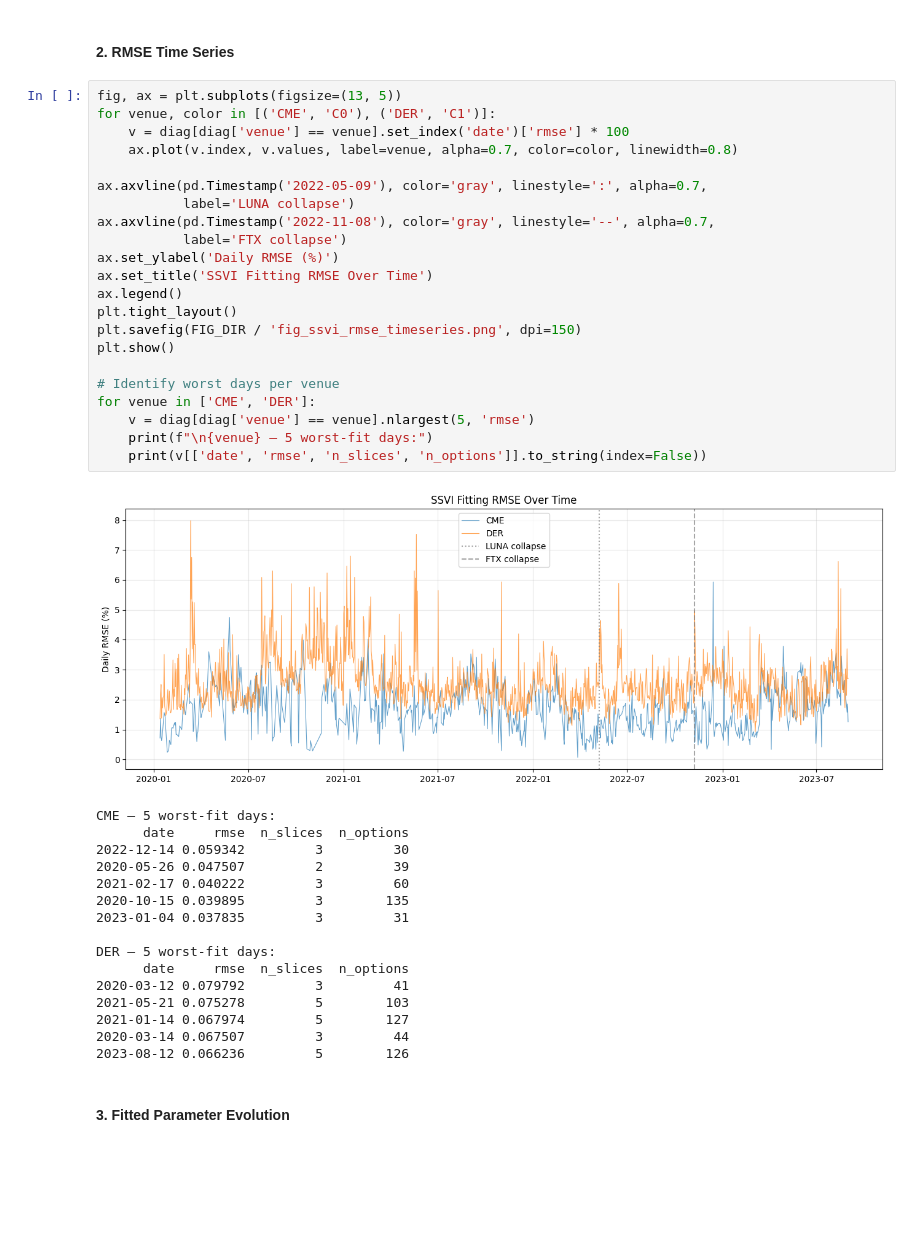
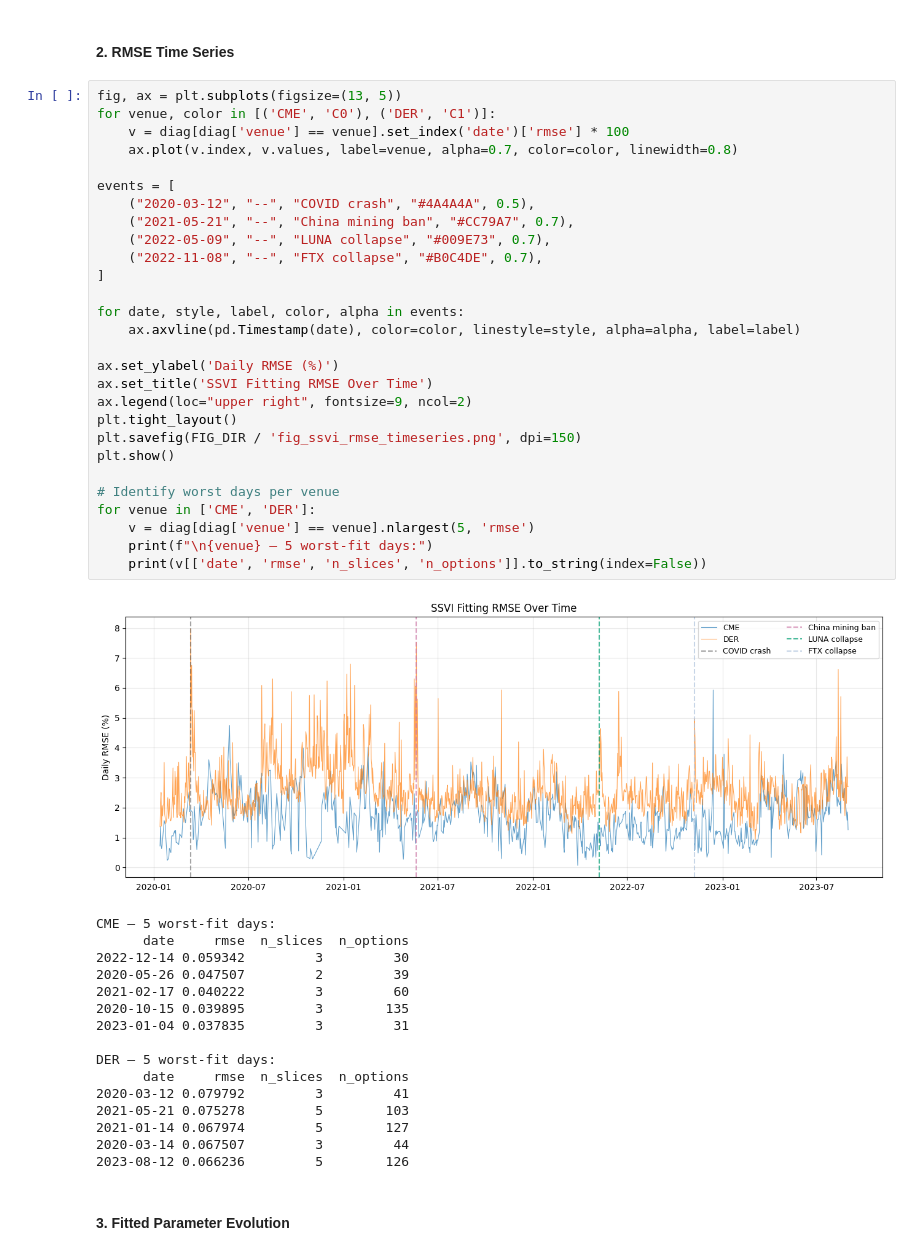
Before and after one commit to Lldelduca/bitcoin-risk-premia, a Jupyter notebook: notebooks/02_ssvi_fitting.ipynb, the cells around one changed output. Saved outputs shown, nothing was run; the diff lists cells and outputs as text; blank space fills up the shorter version.

```diff
--- a/notebooks/02_ssvi_fitting.ipynb
+++ b/notebooks/02_ssvi_fitting.ipynb
@@ -80,27 +75,33 @@ plt.show()
 # %%
 fig, ax = plt.subplots(figsize=(13, 5))
 for venue, color in [('CME', 'C0'), ('DER', 'C1')]:
     v = diag[diag['venue'] == venue].set_index('date')['rmse'] * 100
     ax.plot(v.index, v.values, label=venue, alpha=0.7, color=color, linewidth=0.8)
 
-ax.axvline(pd.Timestamp('2022-05-09'), color='gray', linestyle=':', alpha=0.7,
-           label='LUNA collapse')
-ax.axvline(pd.Timestamp('2022-11-08'), color='gray', linestyle='--', alpha=0.7,
-           label='FTX collapse')
+events = [
+    ("2020-03-12", "--", "COVID crash", "#4A4A4A", 0.5),
+    ("2021-05-21", "--", "China mining ban", "#CC79A7", 0.7),
+    ("2022-05-09", "--", "LUNA collapse", "#009E73", 0.7),
+    ("2022-11-08", "--", "FTX collapse", "#B0C4DE", 0.7),
+]
+
+for date, style, label, color, alpha in events:
+    ax.axvline(pd.Timestamp(date), color=color, linestyle=style, alpha=alpha, label=label)
+
 ax.set_ylabel('Daily RMSE (%)')
 ax.set_title('SSVI Fitting RMSE Over Time')
-ax.legend()
+ax.legend(loc="upper right", fontsize=9, ncol=2)
 plt.tight_layout()
 plt.savefig(FIG_DIR / 'fig_ssvi_rmse_timeseries.png', dpi=150)
 plt.show()
 
 # Identify worst days per venue
 for venue in ['CME', 'DER']:
     v = diag[diag['venue'] == venue].nlargest(5, 'rmse')
     print(f"\n{venue} — 5 worst-fit days:")
     print(v[['date', 'rmse', 'n_slices', 'n_options']].to_string(index=False))
 # %% [output]
-[figure, old version]
+[figure, new version]
 CME — 5 worst-fit days:
       date     rmse  n_slices  n_options
 2022-12-14 0.059342         3         30
```
Also changed, not shown: parts of 5 cells of this notebook, 16 other files.
